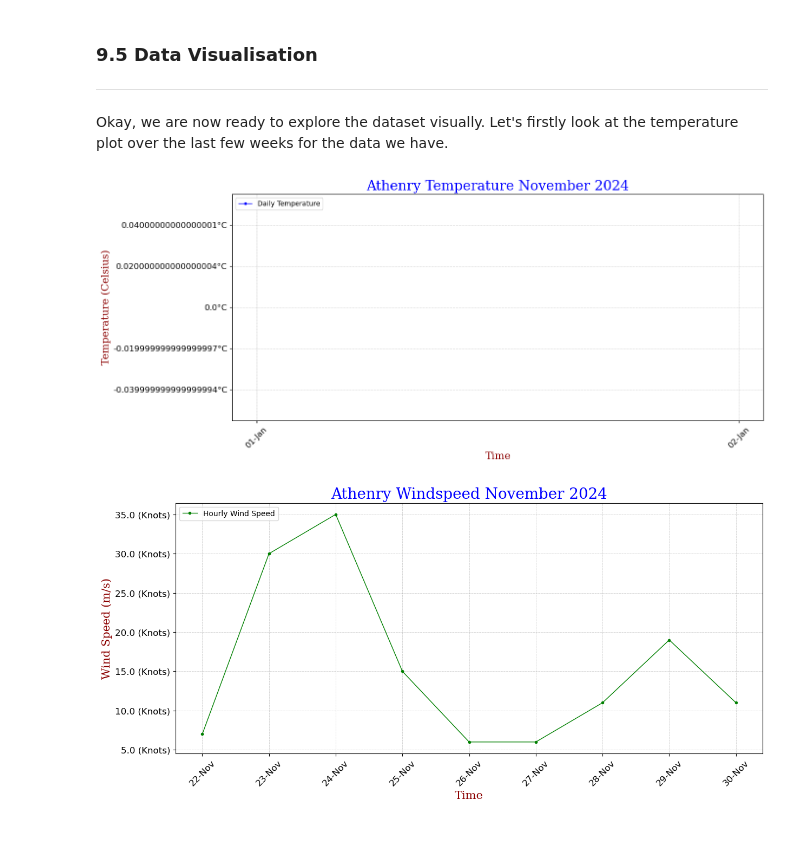
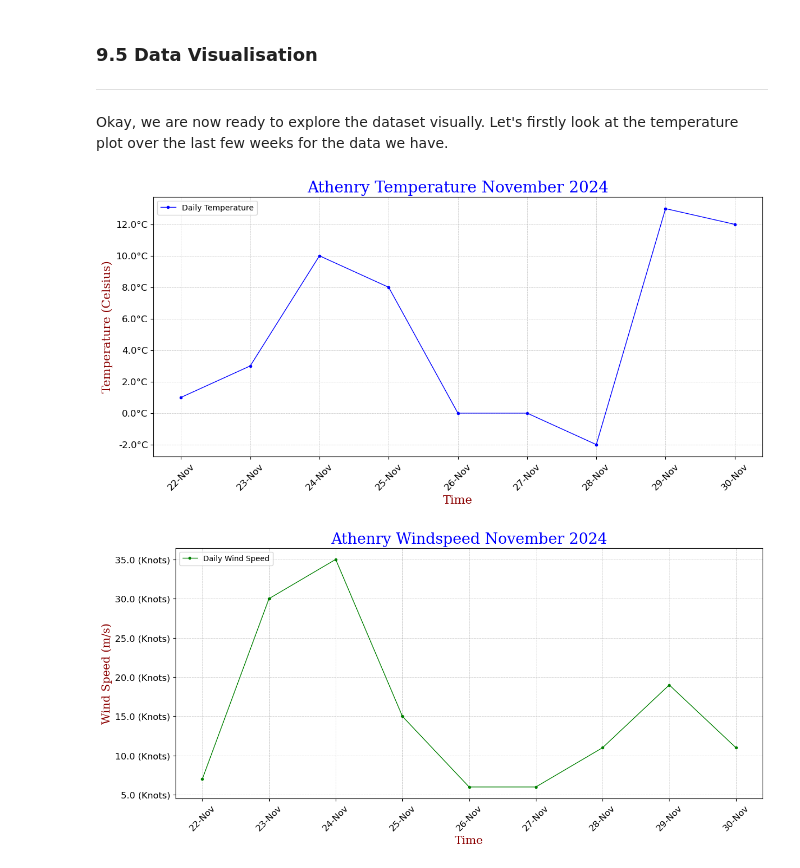
Before and after one commit to MikeCurleyCoosan/computer_infrastructure, a Jupyter notebook: weather.ipynb, the cells around one changed output. Saved outputs shown, nothing was run; the diff lists cells and outputs as text; code cells hidden in the pictures; blank space fills up the shorter version.

```diff
--- a/weather.ipynb
+++ b/weather.ipynb
@@ -695,9 +696,10 @@ Okay, we are now ready to explore the dataset visually. Let's firstly look at th
 # Plot the hourly
 sd = '2024-11-22'
 ed = '2024-11-30'
-#dates = pd.date_range(sd, ed)
-#truncateddf = df[df.index.isin(dates)]
-truncateddf = df.loc[sd:ed]
+dates = pd.date_range(sd,ed)
+truncateddf = df[df.index.isin(dates)]
+
+
 
 # Create a function to format the temperature values on the y-axis
 def temperature_formatter(date, pos):
@@ -712,34 +714,34 @@ fig, ax = plt.subplots(figsize=(14, 6))
 colors = ['blue', 'green', 'red']
 
 #Set the font for the x and y axis labels and the title
 font1 = {'family':'serif','color':'blue','size':20}
 font2 = {'family':'serif','color':'darkred','size':15}
 
 ax.plot(truncateddf['temperature'], color='blue', marker='o', linestyle='-', linewidth=1, markersize=3)
 #Add a title
 ax.set_title('Athenry Temperature November 2024', fontdict = font1)
 #Add x and y labels
 ax.set_xlabel('Time', fontdict = font2)
 ax.set_ylabel('Temperature (Celsius)', fontdict = font2)
 #Add a legend
 plt.legend(['Daily Temperature'], loc='upper left')
 #Add a grid
 ax.grid(True, which='both', linestyle='--', linewidth=0.4)
 
 # Set the major locator to every second day
 ax.xaxis.set_major_locator(mdate.DayLocator(interval=1))
 ax.xaxis.set_major_formatter(mdate.DateFormatter('%d-%b'))
 ax.yaxis.set_major_formatter(temperature_formatter)
 
 #Add ticks
 plt.xticks(fontsize=12, rotation=45)
 
 plt.yticks(fontsize=12)
 
 
 plt.show()
 # %% [output]
-[figure, old version]
+[figure, new version]
 # %%
 # Plot the hourly wind speed
 
```
Also changed, not shown: parts of 13 cells of this notebook, 3 other files.
